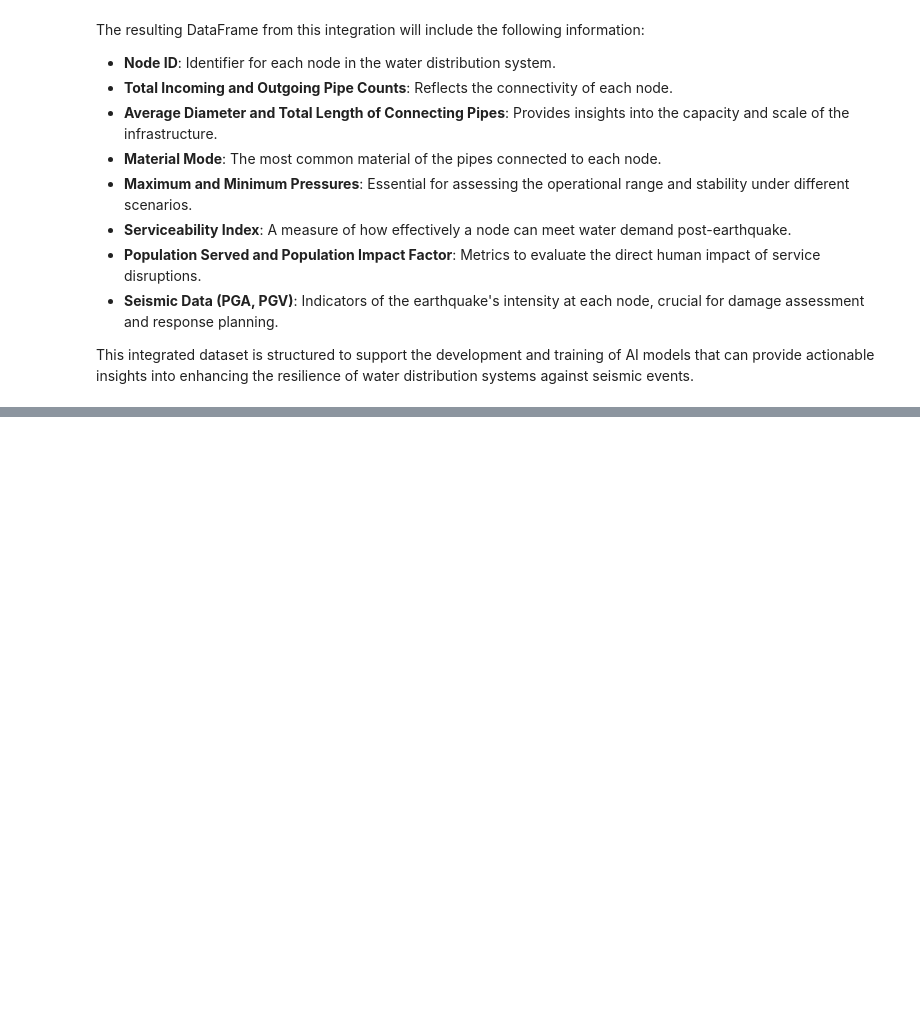
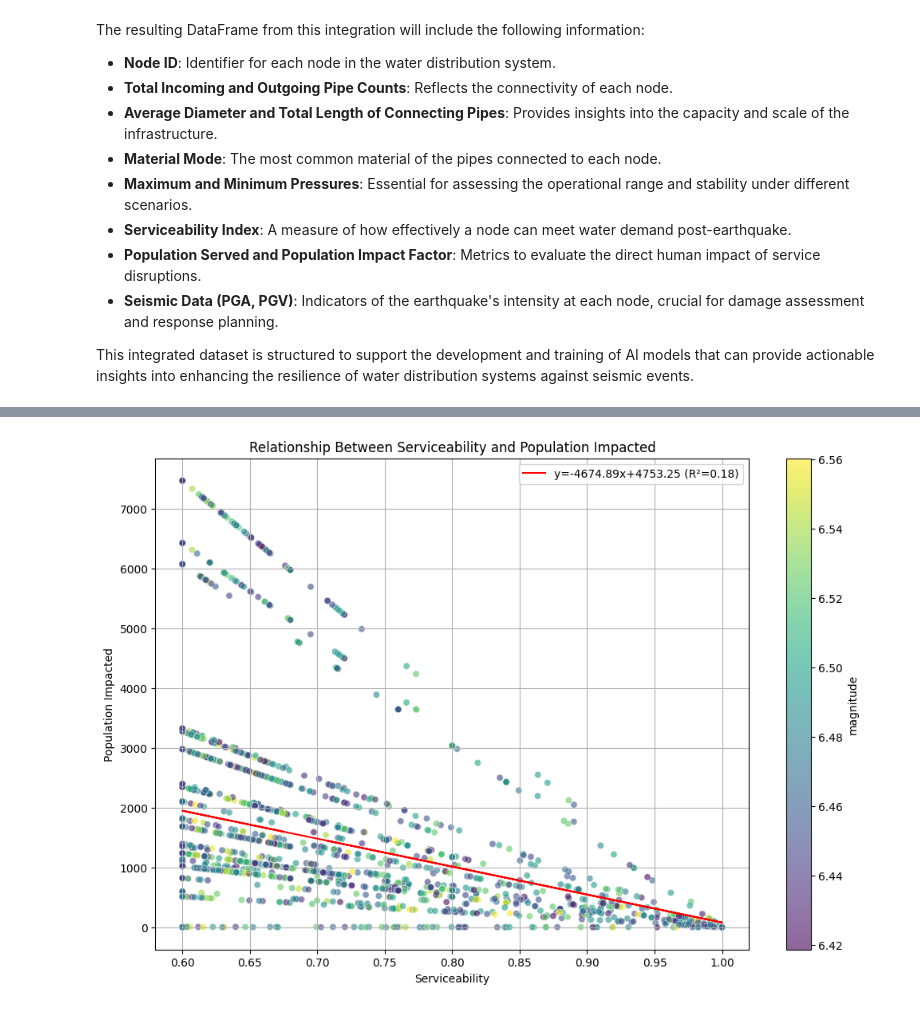
Before and after one commit to ZeinabFarah/Enhancing-Urban-Seismic-Resilience-Integrating-AI-and-Monte-Carlo-Methods, a Jupyter notebook: main.ipynb, the cells around one changed output, grey strips where cells are left out. Cells and saved outputs as stored; diff of their text form; code cells hidden in the pictures; blank space fills up the shorter version.

```diff
--- a/main.ipynb
+++ b/main.ipynb
@@ -513,0 +388,4 @@ print(f'Predicted Impact: {predicted_impact[0]}')
+# %%
+visualization.plot_population_impacts(combined_df, 'serviceability', color_by='magnitude')
+# %% [output]
+[figure, added]
```
Also changed, not shown: parts of 19 cells of this notebook.
